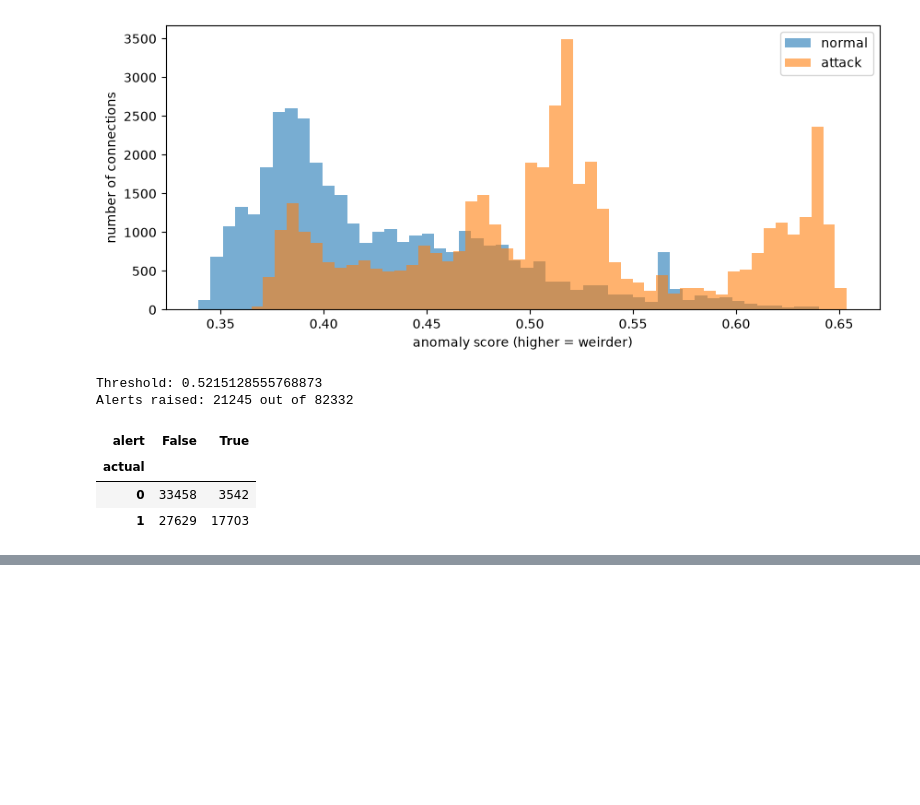
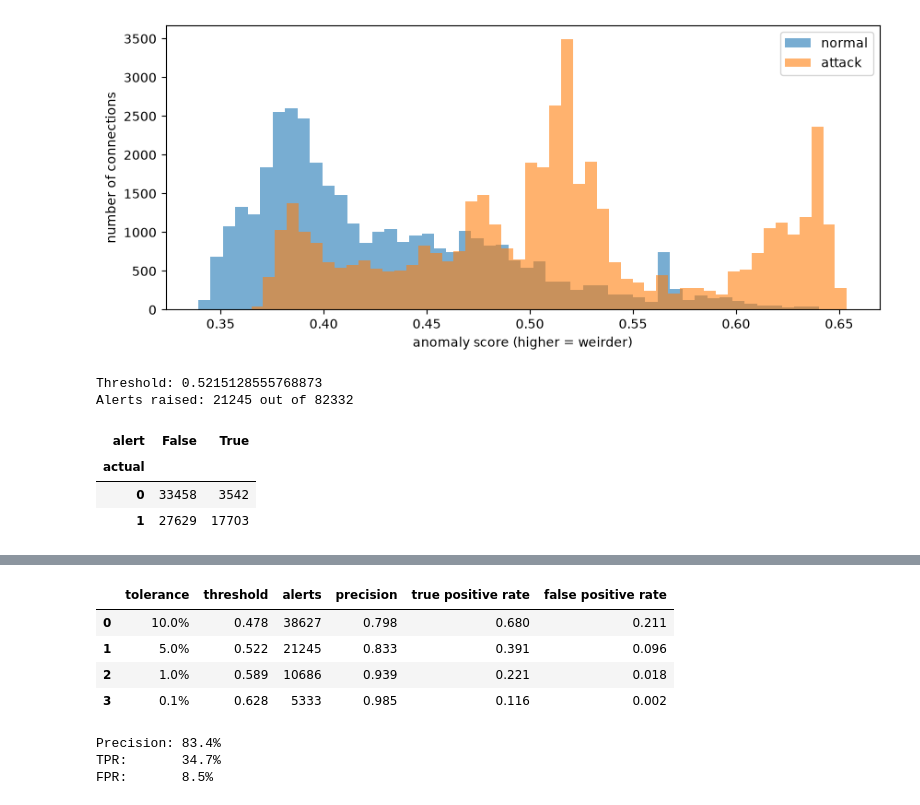
Before and after one commit to JakeWalker01/unsw-nb15-anomaly-ids, a Jupyter notebook: notebooks/03_isolation_forest.ipynb, the cells around one changed output, grey strips where cells are left out. Cells and saved outputs as stored; diff of their text form; code cells hidden in the pictures; blank space fills up the shorter version.

```diff
--- a/notebooks/03_isolation_forest.ipynb
+++ b/notebooks/03_isolation_forest.ipynb
@@ -94,0 +117,55 @@ FPR:       9.6%
+# %%
+results = []
+
+for pct in [0.90, 0.95, 0.99, 0.999]:
+    t = pd.Series(train_scores).quantile(pct)
+    a = scores > t
+
+    tp = ((y == 1) & a).sum()
+    fp = ((y == 0) & a).sum()
+    fn = ((y == 1) & ~a).sum()
+    tn = ((y == 0) & ~a).sum()
+
+    results.append({
+        'tolerance': f"{1 - pct:.1%}",
+        'threshold': round(t, 3),
+        'alerts': a.sum(),
+        'precision': round(tp / (tp + fp), 3),
+        'true positive rate': round(tp / (tp + fn), 3),
+        'false positive rate': round(fp / (fp + tn), 3),
+    })
+
+pd.DataFrame(results)
+# %% [output]
+|  | tolerance | threshold | alerts | precision | true positive rate | false positive rate |
+| 0 | 10.0% | 0.478 | 38627 | 0.798 | 0.680 | 0.211 |
+| 1 | 5.0% | 0.522 | 21245 | 0.833 | 0.391 | 0.096 |
+| 2 | 1.0% | 0.589 | 10686 | 0.939 | 0.221 | 0.018 |
+| 3 | 0.1% | 0.628 | 5333 | 0.985 | 0.116 | 0.002 |
+# %%
+leak_cols = ['sttl', 'ct_state_ttl']
+
+X_train_nl = X_train.drop(columns=leak_cols)
+X_test_nl = X_test.drop(columns=leak_cols)
+
+model_nl = IsolationForest(n_estimators=100, max_samples=256, random_state=3005)
+model_nl.fit(X_train_nl)
+
+train_scores_nl = -model_nl.score_samples(X_train_nl)
+scores_nl = -model_nl.score_samples(X_test_nl)
+
+threshold_nl = pd.Series(train_scores_nl).quantile(0.95)
+alerts_nl = scores_nl > threshold_nl
+
+tp = ((y == 1) & alerts_nl).sum()
+fp = ((y == 0) & alerts_nl).sum()
+fn = ((y == 1) & ~alerts_nl).sum()
+tn = ((y == 0) & ~alerts_nl).sum()
+
+print(f"Precision: {tp / (tp + fp):.1%}")
+print(f"TPR:       {tp / (tp + fn):.1%}")
+print(f"FPR:       {fp / (fp + tn):.1%}")
+# %% [output]
+Precision: 83.4%
+TPR:       34.7%
+FPR:       8.5%
```
Also changed, not shown: parts of 2 cells of this notebook.
